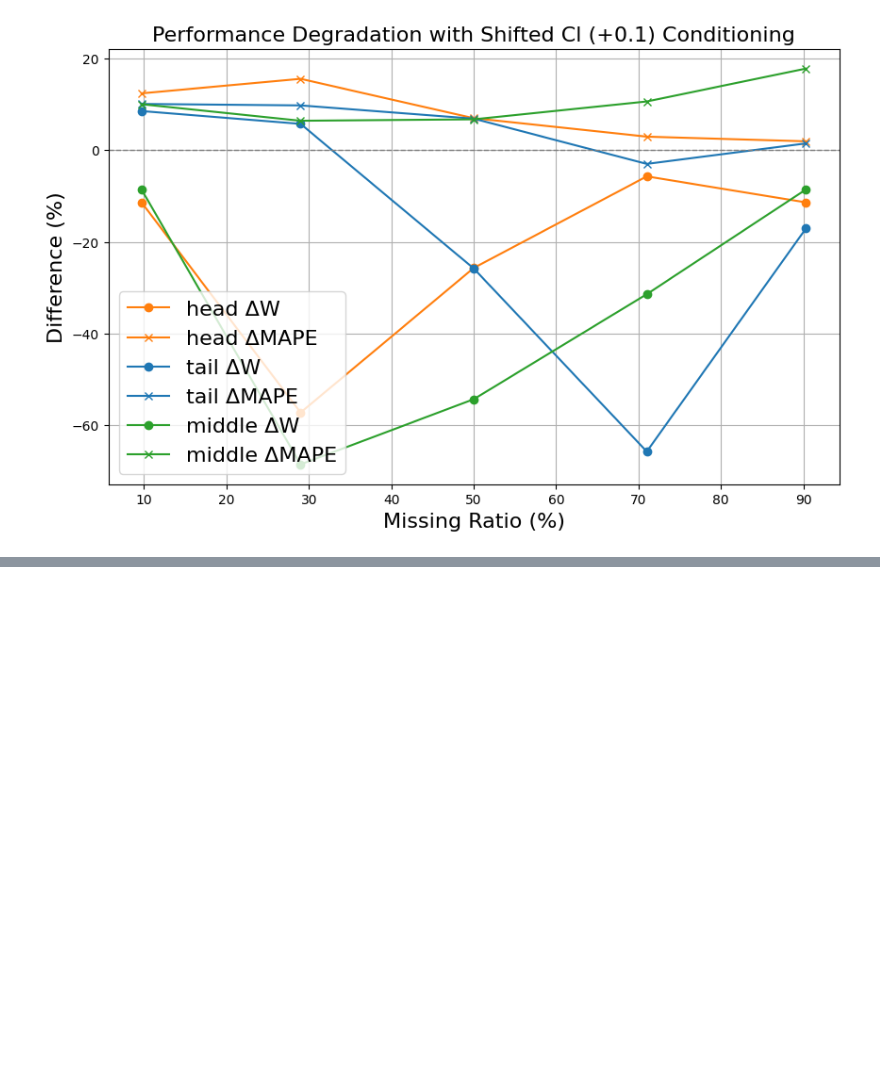
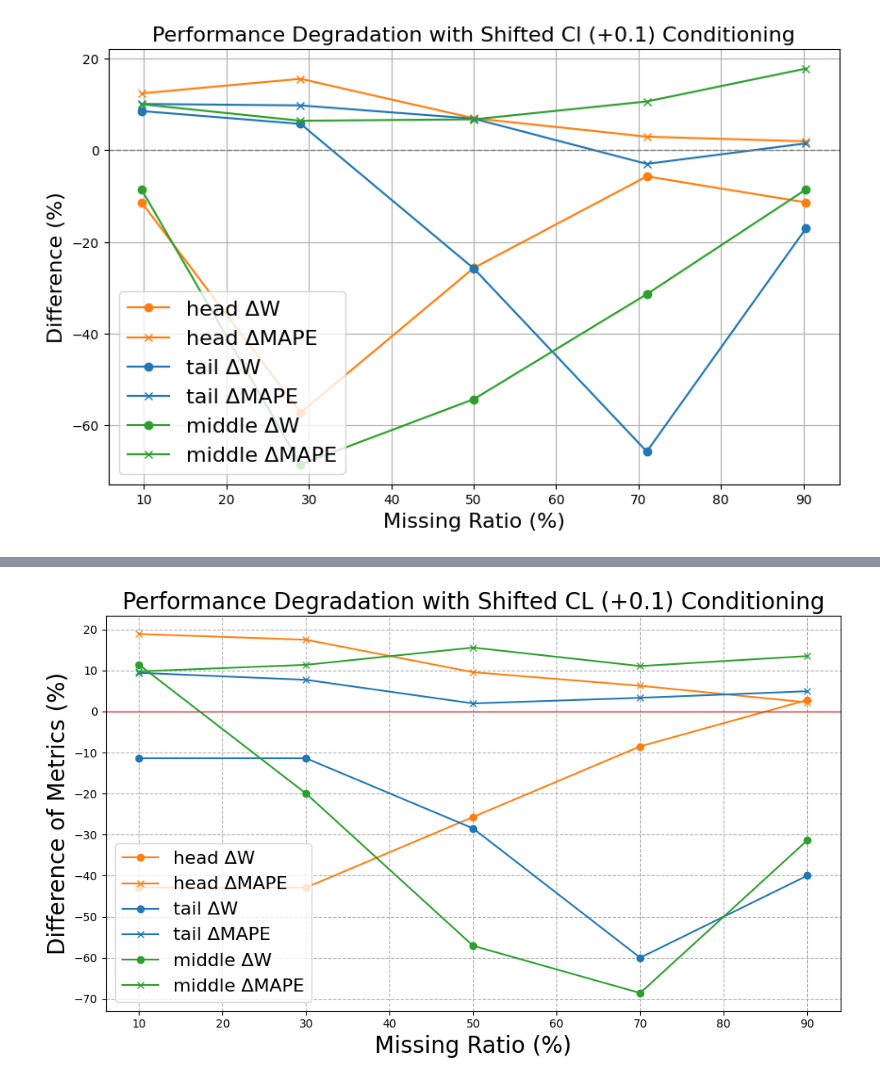
Before and after one commit to Yujin109/airfoil-completion, a Jupyter notebook: notebooks/999_sandbox.ipynb, the cells around one changed output, grey strips where cells are left out. Saved outputs shown, nothing was run; the diff lists cells and outputs as text; code cells hidden in the pictures; blank space fills up the shorter version.

```diff
--- a/notebooks/999_sandbox.ipynb
+++ b/notebooks/999_sandbox.ipynb
@@ -198,0 +298,77 @@ plt.show()
+# %%
+import matplotlib.pyplot as plt
+import pandas as pd
+import matplotlib.ticker as mticker  # 追加
+
+# 欠損割合
+missing_ratios = [10.0, 30.0, 50.0, 70.0, 90.0]
+
+# Cl条件での性能データ（WとMAPE）
+cl_data = {
+    "head": {
+        "W": [94.3, 94.3, 88.6, 91.4, 88.6],
+        "MAPE": [0.61, 2.27, 1.00, 1.57, 2.51],
+    },
+    "tail": {
+        "W": [97.1, 85.7, 71.4, 85.7, 71.4],
+        "MAPE": [0.81, 0.85, 2.49, 1.88, 2.55],
+    },
+    "middle": {
+        "W": [88.6, 88.6, 91.4, 94.3, 77.1],
+        "MAPE": [0.10, 0.80, 1.50, 1.52, 3.90],
+    },
+}
+
+# Cl+0.1条件での性能データ（WとMAPE）
+cl_shift_data = {
+    "head": {
+        "W": [51.4, 51.4, 62.9, 82.9, 91.4],
+        "MAPE": [19.49, 19.75, 10.57, 7.84, 4.73],
+    },
+    "tail": {
+        "W": [85.7, 74.3, 42.9, 25.7, 31.4],
+        "MAPE": [10.23, 8.56, 4.45, 5.21, 7.48],
+    },
+    "middle": {
+        "W": [100.0, 68.6, 34.3, 25.7, 45.7],
+        "MAPE": [9.87, 12.17, 17.07, 12.59, 17.40],
+    },
+}
+
+# 差分（Cl+0.1 - Cl）を計算
+diff_data = {}
+for mode in cl_data:
+    diff_data[mode] = {
+        "delta_W": [s - o for s, o in zip(cl_shift_data[mode]["W"], cl_data[mode]["W"])],
+        "delta_MAPE": [s - o for s, o in zip(cl_shift_data[mode]["MAPE"], cl_data[mode]["MAPE"])],
+    }
+
+# 色設定
+colors = {"head": "tab:orange", "tail": "tab:blue", "middle": "tab:green"}
+
+# グラフ描画
+fig, ax = plt.subplots(figsize=(10, 6))
+for mode in diff_data:
+    ax.plot(missing_ratios, diff_data[mode]["delta_W"], marker="o", label=f"{mode} ΔW", color=colors[mode])
+    ax.plot(missing_ratios, diff_data[mode]["delta_MAPE"], marker="x", label=f"{mode} ΔMAPE", color=colors[mode])
+
+ax.axhline(0, color="tab:red", linestyle="-", linewidth=1)
+
+# --- ここから目盛り＆グリッド設定 ---
+ax.xaxis.set_major_locator(mticker.MultipleLocator(10))
+ax.yaxis.set_major_locator(mticker.MultipleLocator(10))
+
+
+# グリッドを表示
+ax.grid(which="major", linestyle="--")
+# ----------------------------------------------------------------
+
+ax.set_title("Performance Degradation with Shifted CL (+0.1) Conditioning", fontsize=20)
+ax.set_xlabel("Missing Ratio (%)", fontsize=20)
+ax.set_ylabel("Difference of Metrics (%)", fontsize=20)
+ax.legend(fontsize=16)
+
+plt.tight_layout()
+plt.show()
+# %% [output]
+[figure, added]
```
Also changed, not shown: parts of 4 cells of this notebook.
